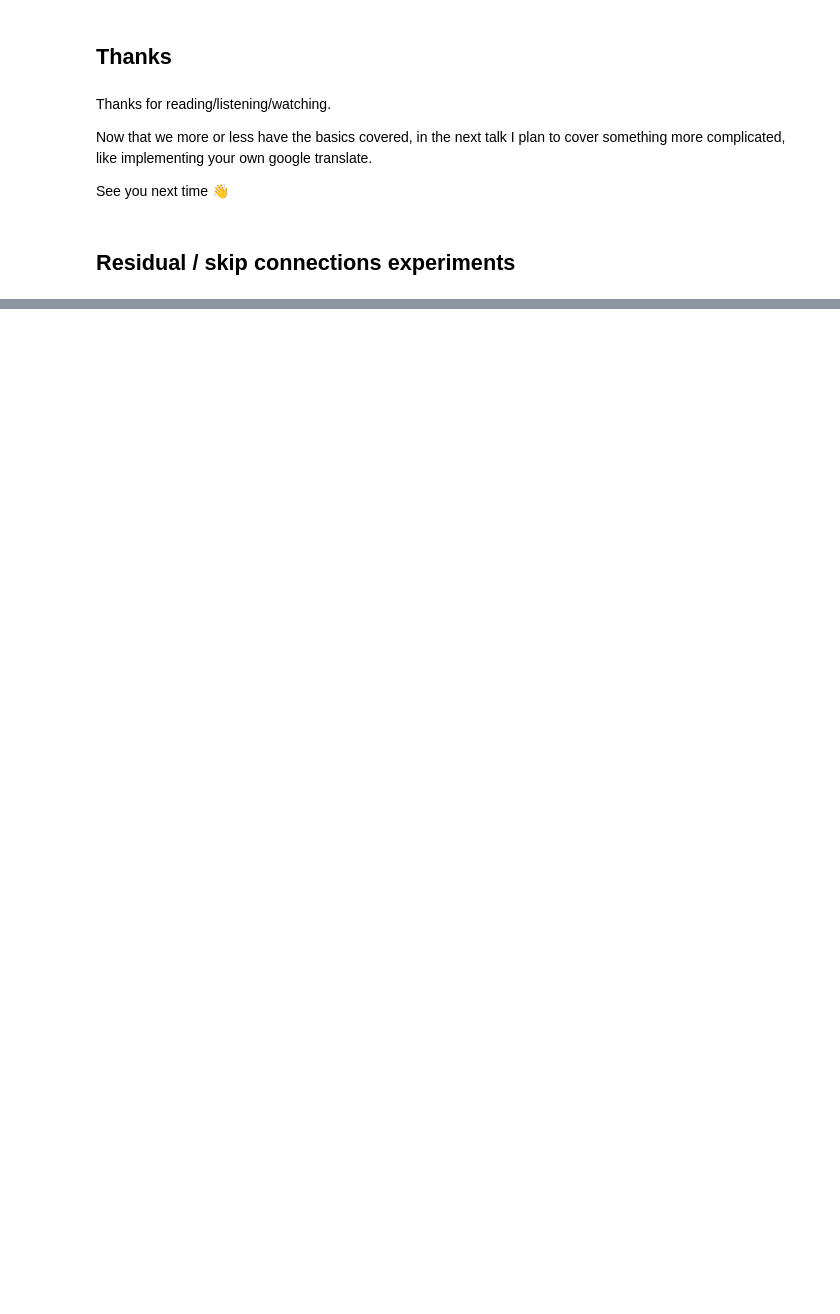
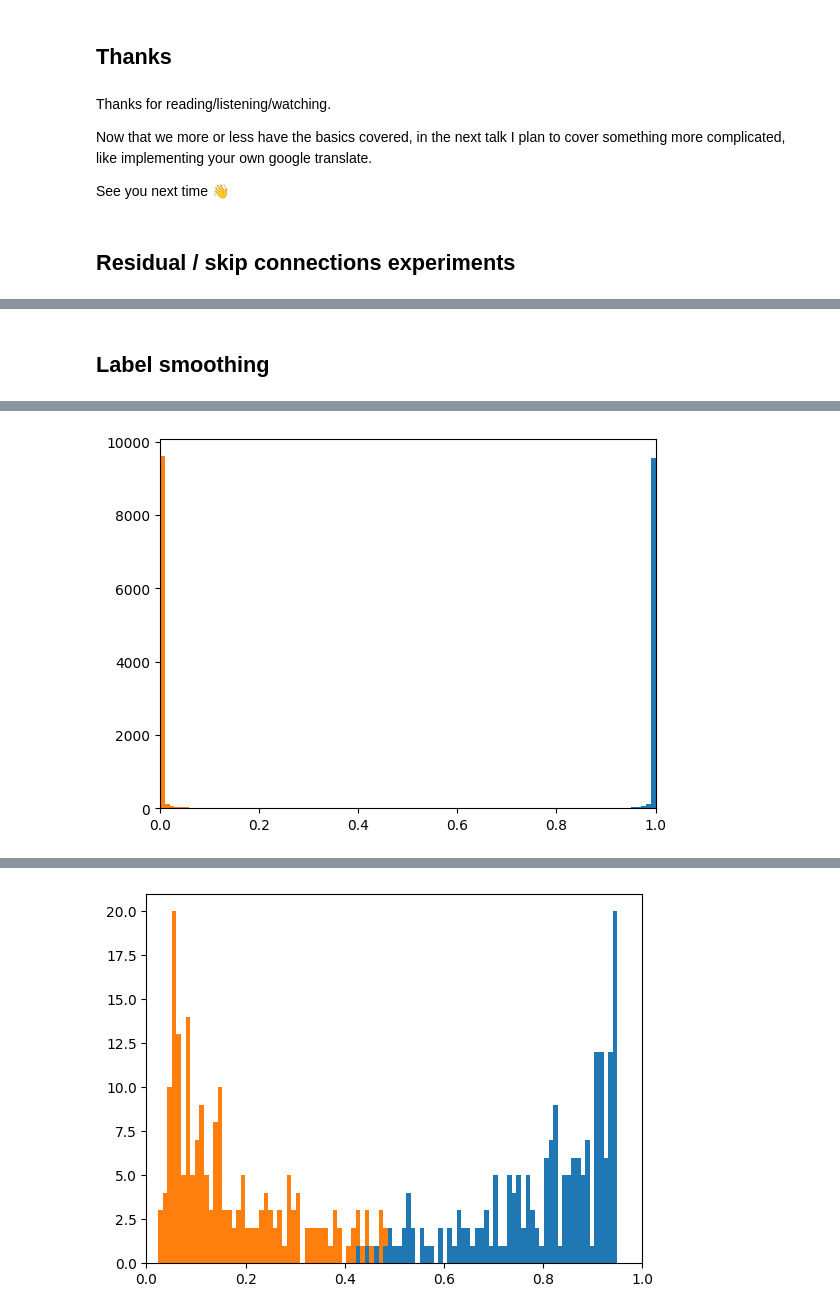
Before and after one commit to mskrajnowski/2023-machine-learning-talk, a Jupyter notebook: talks/02_vision.ipynb, the cells around one changed output, grey strips where cells are left out. Cells and saved outputs as stored; diff of their text form; code cells hidden in the pictures; blank space fills up the shorter version.

Commit message:
wip: vision

```diff
--- a/talks/02_vision.ipynb
+++ b/talks/02_vision.ipynb
@@ -1385,0 +1358,35 @@ Interpretation.from_learner(mnist_learner(res1)).plot_top_losses(k=24, ncols=6,
+# %% [markdown]
+## Label smoothing
+# %%
+from fastai.vision.utils import show_images as fastai_show_images
+
+def plot_top_unsure(model):
+    x, y_pred, y = mnist_learner(conv5).get_preds(with_input=True)
+    most_unsure = y_pred.max(dim=1).values.sort().indices[:24]
+
+    axs = plt.subplots(3, 8, figsize=(12, 7))[1].flat
+
+    for idx, ax in zip(most_unsure, axs):
+        label = y[idx]
+        top_probs, top_labels = y_pred[idx].sort(dim=0, descending=True)
+        top_titles = [f"{label.item()}: {prob.item():.2f}" for prob, label in zip(top_probs, top_labels)]
+        title = "\n".join([
+            f"{label.item()}",
+            *top_titles[:3],
+        ])
+
+        show_image(1 - x[idx], ax=ax, title=title, cmap="gray", vmin=0, vmax=1)
+
+def plot_probability_histogram(model, max_probability=1):
+    y_pred, y = mnist_learner(model).get_preds()
+    y_pred_top = y_pred.sort(dim=1, descending=True).values[:,:2]
+
+    plt.hist(y_pred_top[y_pred_top[:,0] <= max_probability].T, bins=100, stacked=True)
+    plt.xlim(0, 1)
+    plt.show()
+# %%
+plot_probability_histogram(conv4)
+plot_probability_histogram(conv4, max_probability=0.95)
+
+plot_top_unsure(conv4)
+# %% [output]
@@ -1385,0 +1394 @@ Interpretation.from_learner(mnist_learner(res1)).plot_top_losses(k=24, ncols=6,
+[figure, added]
@@ -1385,0 +1396 @@ Interpretation.from_learner(mnist_learner(res1)).plot_top_losses(k=24, ncols=6,
+[figure, added]
```
Also changed, not shown: parts of 45 cells of this notebook, 1 other file.
